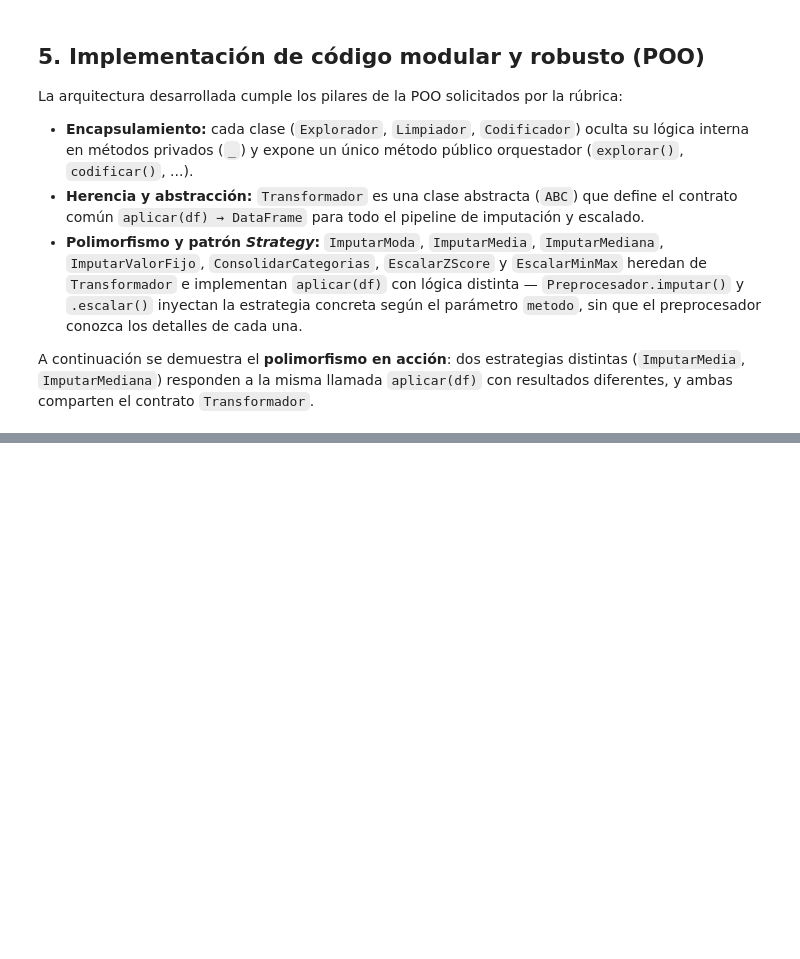
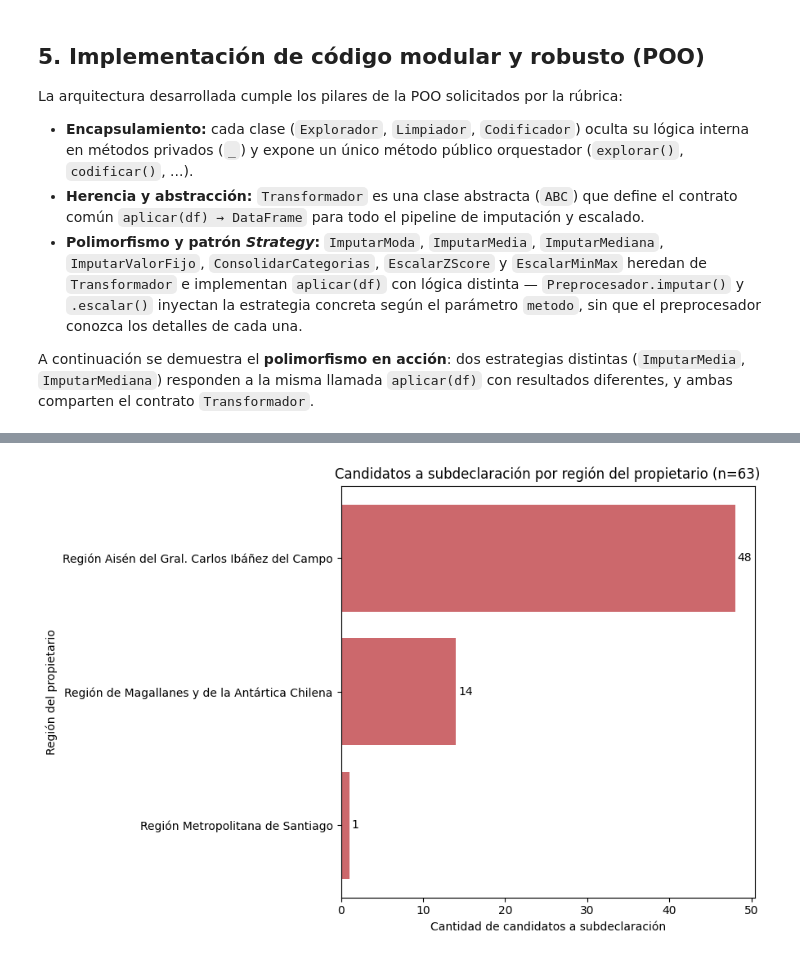
Before and after one commit to hwsaez-code/unab-magister-pro-ciencia-datos-MCDI500, a Jupyter notebook: notebook/Notebook_F4_CHARTS.ipynb, the cells around one changed output, grey strips where cells are left out. Saved outputs shown, nothing was run; the diff lists cells and outputs as text; code cells hidden in the pictures; blank space fills up the shorter version.

```diff
--- a/notebook/Notebook_F4_CHARTS.ipynb
+++ b/notebook/Notebook_F4_CHARTS.ipynb
@@ -1014,0 +1348,25 @@ interpretación analítica. Se calculan sobre `df_crudo` para preservar las unid
+# %%
+# comuna_permiso es constante en este dataset (un unico municipio emisor), por lo que no aporta
+# variacion util. comuna_propietario si varia -- incluye comunas de otras regiones (ej. Las Condes,
+# Vitacura), lo que permite ver si los candidatos se concentran en alguna region del propietario.
+df_crudo['region_propietario'] = df_crudo['comuna_propietario'].map(
+    lambda c: mapa.get(_normalizar_texto(c), 'SIN_REGION')
+)
+
+conteo_por_region = (
+    df_crudo.loc[candidatos, 'region_propietario']
+    .value_counts()
+    .sort_values(ascending=True)
+)
+
+fig, ax = plt.subplots(figsize=(9, 6))
+ax.barh(conteo_por_region.index, conteo_por_region.values, color='#C44E52', alpha=0.85)
+ax.set_xlabel('Cantidad de candidatos a subdeclaración')
+ax.set_ylabel('Región del propietario')
+ax.set_title(f'Candidatos a subdeclaración por región del propietario (n={candidatos.sum()})')
+for i, v in enumerate(conteo_por_region.values):
+    ax.text(v + 0.3, i, str(v), va='center')
+plt.tight_layout()
+plt.show()
+# %% [output]
+[figure, added]
```
Also changed, not shown: parts of 24 cells of this notebook, 1 other file.
